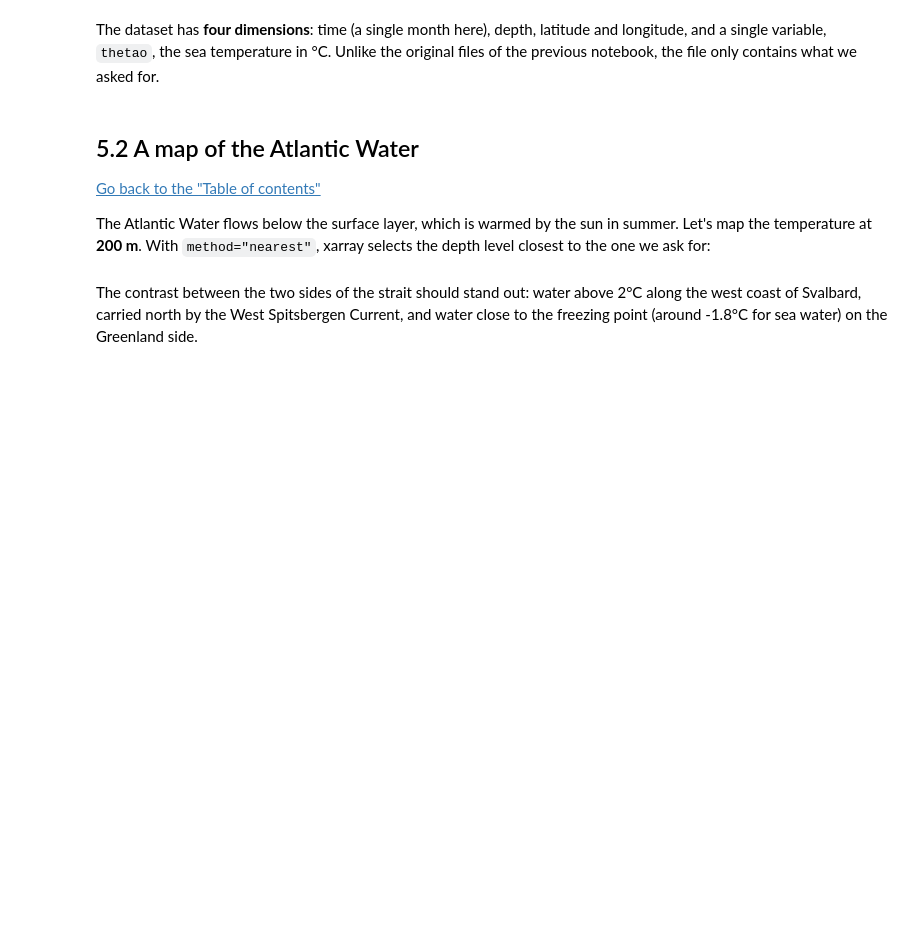
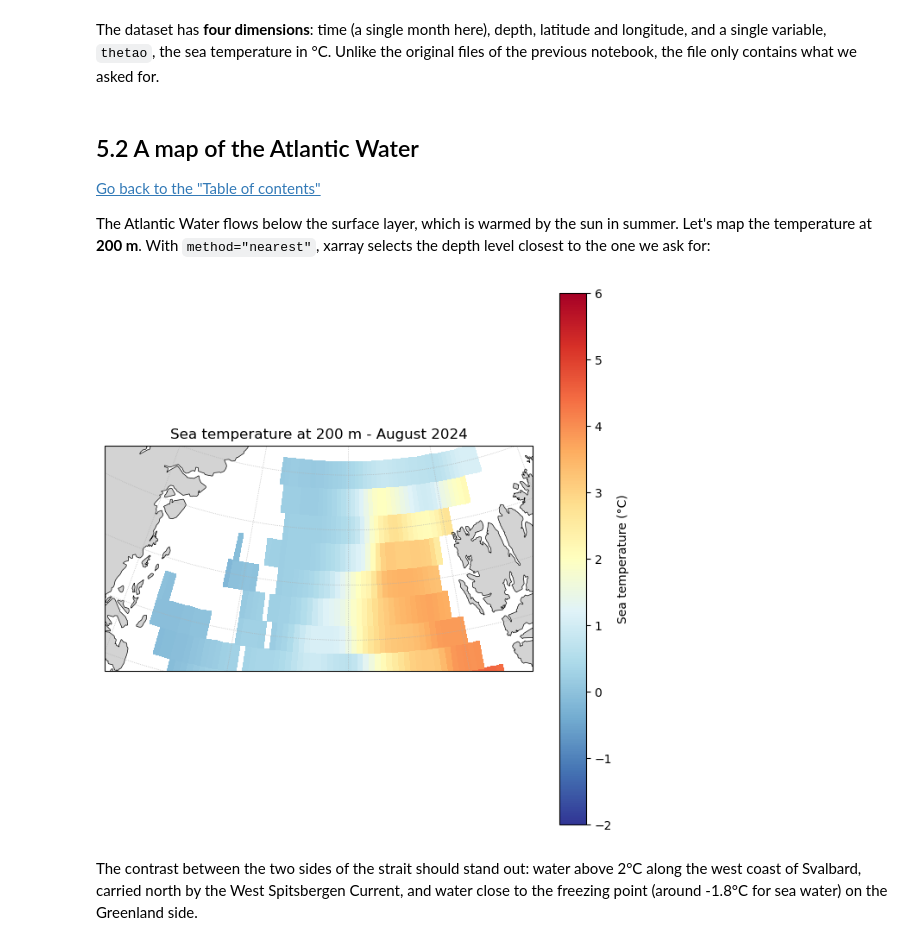
Before and after one commit to gkoenig-mercator/Training_Toolbox, a Jupyter notebook: ARCTBX-02-subset.ipynb, the cells around one changed output. Drawn from its saved outputs; the diff is of its cells as text; code cells hidden in the pictures; blank space fills up the shorter version.

Commit message:
Simplifies some plotting operations in the notebook

```diff
--- a/ARCTBX-02-subset.ipynb
+++ b/ARCTBX-02-subset.ipynb
@@ -376,5 +478,5 @@ Copy the download cell above, then change the variable and the file name. Store
 
 The file is in **NetCDF** format, a self-describing format for multi-dimensional scientific data. We open it with xarray:
 # %%
-temperature_data = xr.open_dataset(temperature_file)
-temperature_data
+temperature = xr.open_dataset(temperature_file)
+temperature
@@ -387,16 +508,17 @@ The dataset has **four dimensions**: time (a single month here), depth, latitude
 
 The Atlantic Water flows below the surface layer, which is warmed by the sun in summer. Let's map the temperature at **200 m**. With `method="nearest"`, xarray selects the depth level closest to the one we ask for:
 # %%
-temperature_200m = temperature.sel(depth=200, method="nearest")
+temperature_200m = temperature['thetao'].sel(depth=200, method="nearest")
 
 plot_arctic_map(
     temperature_200m,
     "Sea temperature at 200 m - August 2024",
-    step=1,
-    cmap="RdYlBu_r", vmin=-2, vmax=6,
-    cbar_kwargs={"label": "Sea temperature (°C)", "shrink": 0.7},
+    cbar_kwargs={"label": "Sea temperature (°C)"},
+    bbox=[minimum_longitude,maximum_longitude, minimum_latitude, maximum_latitude]
 )
 plt.show()
+# %% [output]
+[figure, added]
 # %% [markdown]
 The contrast between the two sides of the strait should stand out: water above 2°C along the west coast of Svalbard, carried north by the West Spitsbergen Current, and water close to the freezing point (around -1.8°C for sea water) on the Greenland side.
 # %% [markdown]
```
Also changed, not shown: parts of 20 cells of this notebook, 1 other file.
